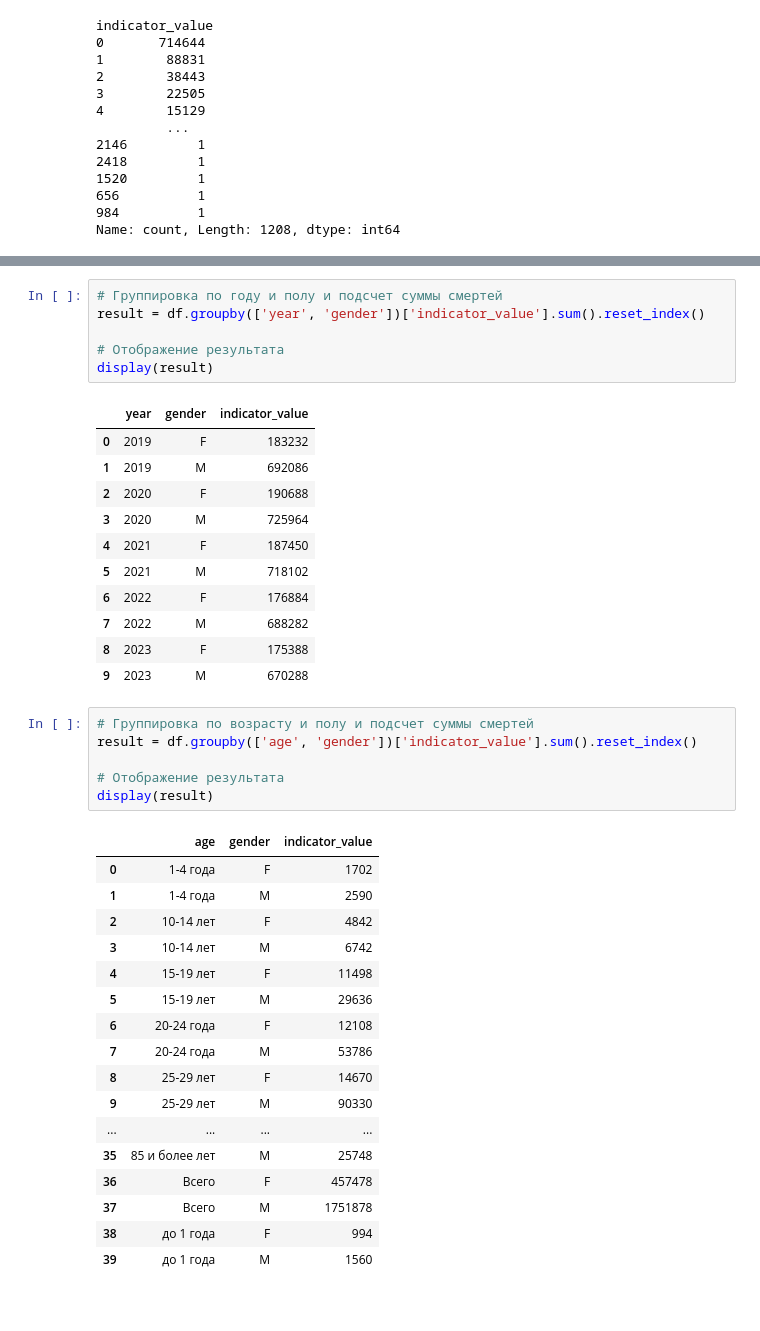
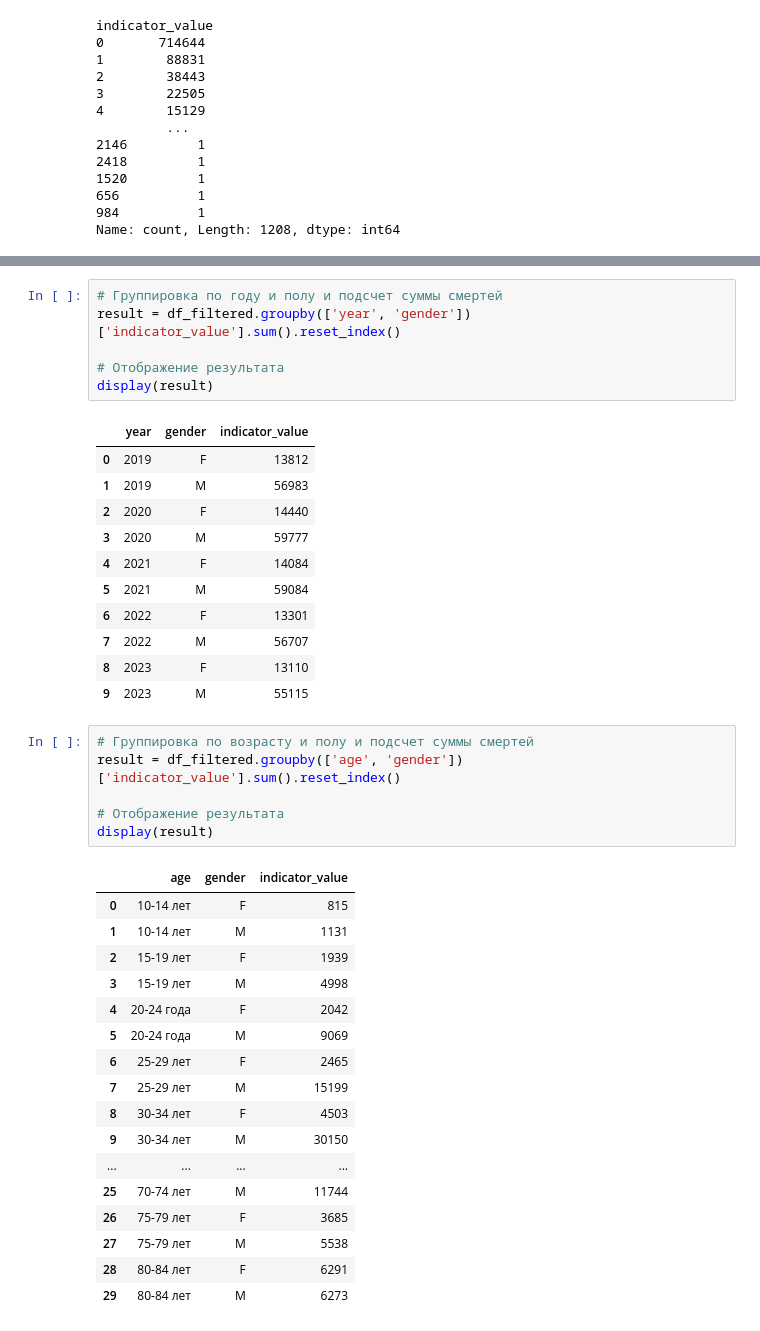
Before and after one commit to lidaEYE/despair-deaths-analysis, a Jupyter notebook: analysis.ipynb, the cells around one changed output, grey strips where cells are left out. Cells and saved outputs as stored; diff of their text form.

```diff
--- a/analysis.ipynb
+++ b/analysis.ipynb
@@ -296,44 +468,44 @@ plt.show()
 [figure]
 # %%
 # Группировка по году и полу и подсчет суммы смертей
-result = df.groupby(['year', 'gender'])['indicator_value'].sum().reset_index()
+result = df_filtered.groupby(['year', 'gender'])['indicator_value'].sum().reset_index()
 
 # Отображение результата
 display(result)
 # %% [output]
 |  | year | gender | indicator_value |
-| 0 | 2019 | F | 183232 |
-| 1 | 2019 | M | 692086 |
-| 2 | 2020 | F | 190688 |
-| 3 | 2020 | M | 725964 |
-| 4 | 2021 | F | 187450 |
-| 5 | 2021 | M | 718102 |
-| 6 | 2022 | F | 176884 |
-| 7 | 2022 | M | 688282 |
-| 8 | 2023 | F | 175388 |
-| 9 | 2023 | M | 670288 |
+| 0 | 2019 | F | 13812 |
+| 1 | 2019 | M | 56983 |
+| 2 | 2020 | F | 14440 |
+| 3 | 2020 | M | 59777 |
+| 4 | 2021 | F | 14084 |
+| 5 | 2021 | M | 59084 |
+| 6 | 2022 | F | 13301 |
+| 7 | 2022 | M | 56707 |
+| 8 | 2023 | F | 13110 |
+| 9 | 2023 | M | 55115 |
 # %%
 # Группировка по возрасту и полу и подсчет суммы смертей
-result = df.groupby(['age', 'gender'])['indicator_value'].sum().reset_index()
+result = df_filtered.groupby(['age', 'gender'])['indicator_value'].sum().reset_index()
 
 # Отображение результата
 display(result)
 # %% [output]
 |  | age | gender | indicator_value |
-| 0 | 1-4 года | F | 1702 |
-| 1 | 1-4 года | M | 2590 |
-| 2 | 10-14 лет | F | 4842 |
-| 3 | 10-14 лет | M | 6742 |
-| 4 | 15-19 лет | F | 11498 |
-| 5 | 15-19 лет | M | 29636 |
-| 6 | 20-24 года | F | 12108 |
-| 7 | 20-24 года | M | 53786 |
-| 8 | 25-29 лет | F | 14670 |
-| 9 | 25-29 лет | M | 90330 |
+| 0 | 10-14 лет | F | 815 |
+| 1 | 10-14 лет | M | 1131 |
+| 2 | 15-19 лет | F | 1939 |
+| 3 | 15-19 лет | M | 4998 |
+| 4 | 20-24 года | F | 2042 |
+| 5 | 20-24 года | M | 9069 |
+| 6 | 25-29 лет | F | 2465 |
+| 7 | 25-29 лет | M | 15199 |
+| 8 | 30-34 лет | F | 4503 |
+| 9 | 30-34 лет | M | 30150 |
 | ... | ... | ... | ... |
-| 35 | 85 и более лет | M | 25748 |
-| 36 | Всего | F | 457478 |
-| 37 | Всего | M | 1751878 |
-| 38 | до 1 года | F | 994 |
-| 39 | до 1 года | M | 1560 |
+| 25 | 70-74 лет | M | 11744 |
+| 26 | 75-79 лет | F | 3685 |
+| 27 | 75-79 лет | M | 5538 |
+| 28 | 80-84 лет | F | 6291 |
+| 29 | 80-84 лет | M | 6273 |
 # %%
```
Also changed, not shown: parts of 16 cells of this notebook.
